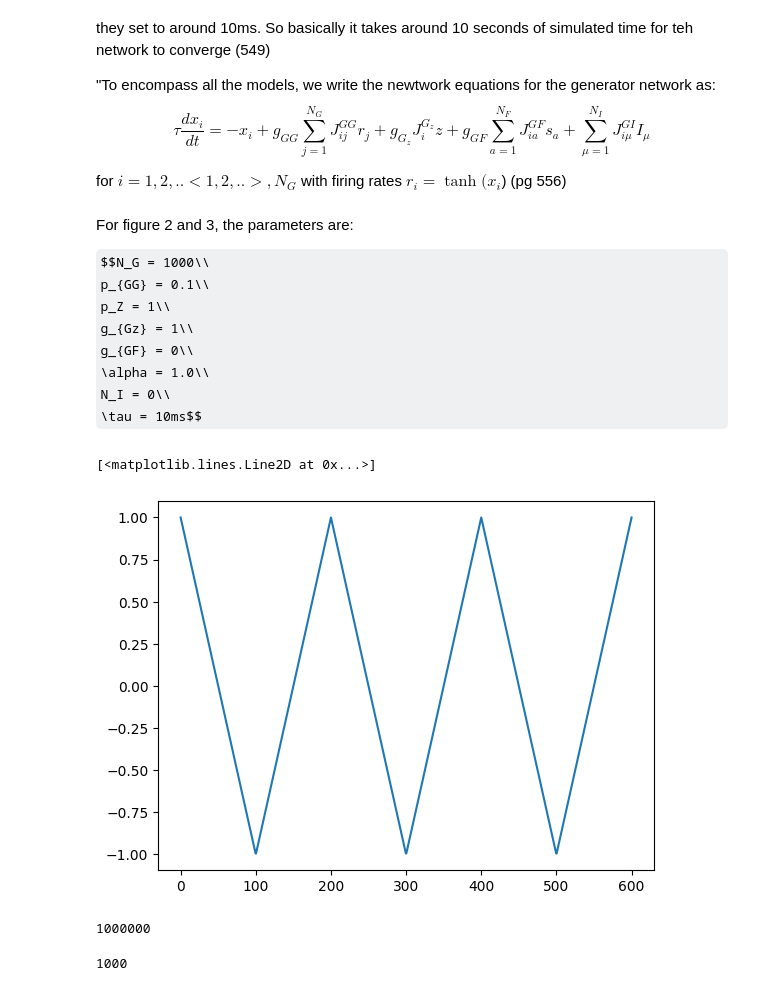
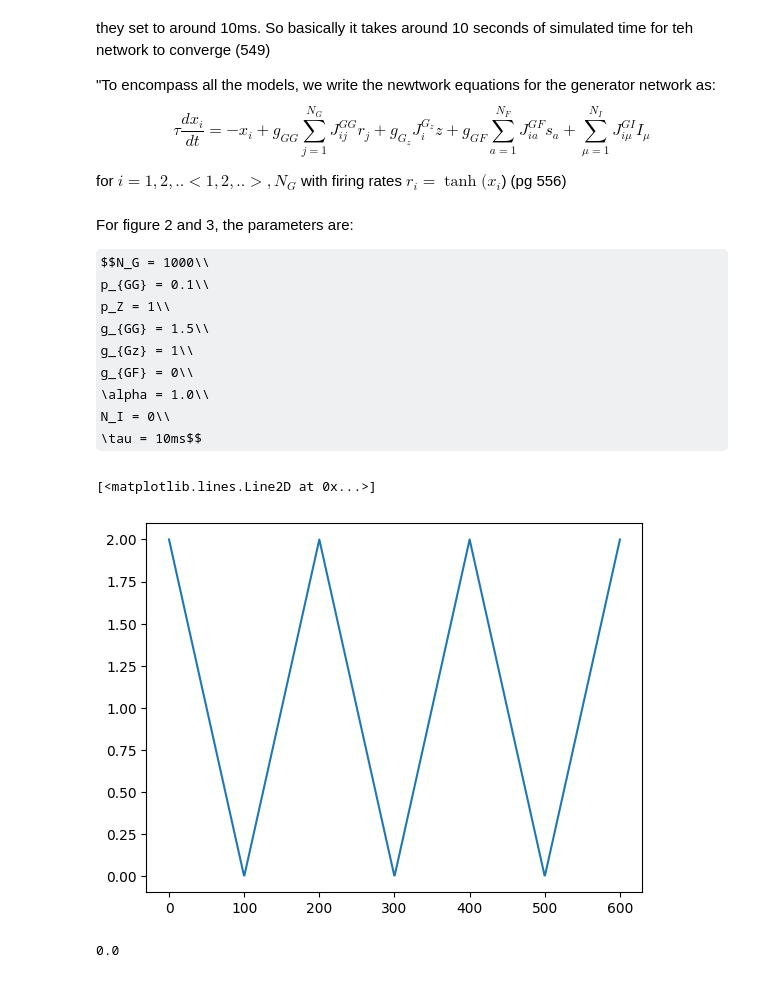
Before and after one commit to CEBangu/MOD_201, a Jupyter notebook: MOD201 final_report/final_report.ipynb, the cells around one changed output. Saved outputs shown, nothing was run; the diff lists cells and outputs as text; code cells hidden in the pictures; some formulas as TeX source.

```diff
--- a/MOD201 final_report/final_report.ipynb
+++ b/MOD201 final_report/final_report.ipynb
@@ -56,6 +58,7 @@ For figure 2 and 3, the parameters are:
 $$N_G = 1000\\
 p_{GG} = 0.1\\
 p_Z = 1\\
+g_{GG} = 1.5\\
 g_{Gz} = 1\\
 g_{GF} = 0\\
 \alpha = 1.0\\
@@ -63,11 +66,11 @@ N_I = 0\\
 \tau = 10ms$$
 # %%
 t = np.linspace(0, 600, 1000)
-triangle = -signal.sawtooth(2 * np.pi * 5 * t, 0.5)
+triangle = -signal.sawtooth(2 * np.pi * 5 * t, 0.5) + 1
 plt.plot(t, triangle)
 # %% [output]
 [<matplotlib.lines.Line2D at 0x...>]
-[figure, old version]
+[figure, new version]
 # %%
 alpha = 1.0
 P_init = np.identity(1000)/alpha
@@ -74,4 +78,0 @@ P_init = np.identity(1000)/alpha
-# %%
-P_init.size
-# %% [output]
-1000000
@@ -83,10 +78,0 @@ P_init =
-# %%
-def inverse_corr_matrix_estimate_update(P, network_state, timestep):
-    P = P
-    P[timestep] = (P[timestep - 1] - P[timestep - 1] * network_state * network_state.T * P[timestep - 1])\
-    /1 + network_state.T * P[timestep - 1] * network_state
-    return P
-
-def
-# %% [output]
-1000
@@ -92,0 +86,4 @@ def
+# %%
+np.zeros(1000).T @ np.tanh(0.5 * np.random.rand(1000))
+# %% [output]
+0.0
```
Also changed, not shown: parts of 24 cells of this notebook.
